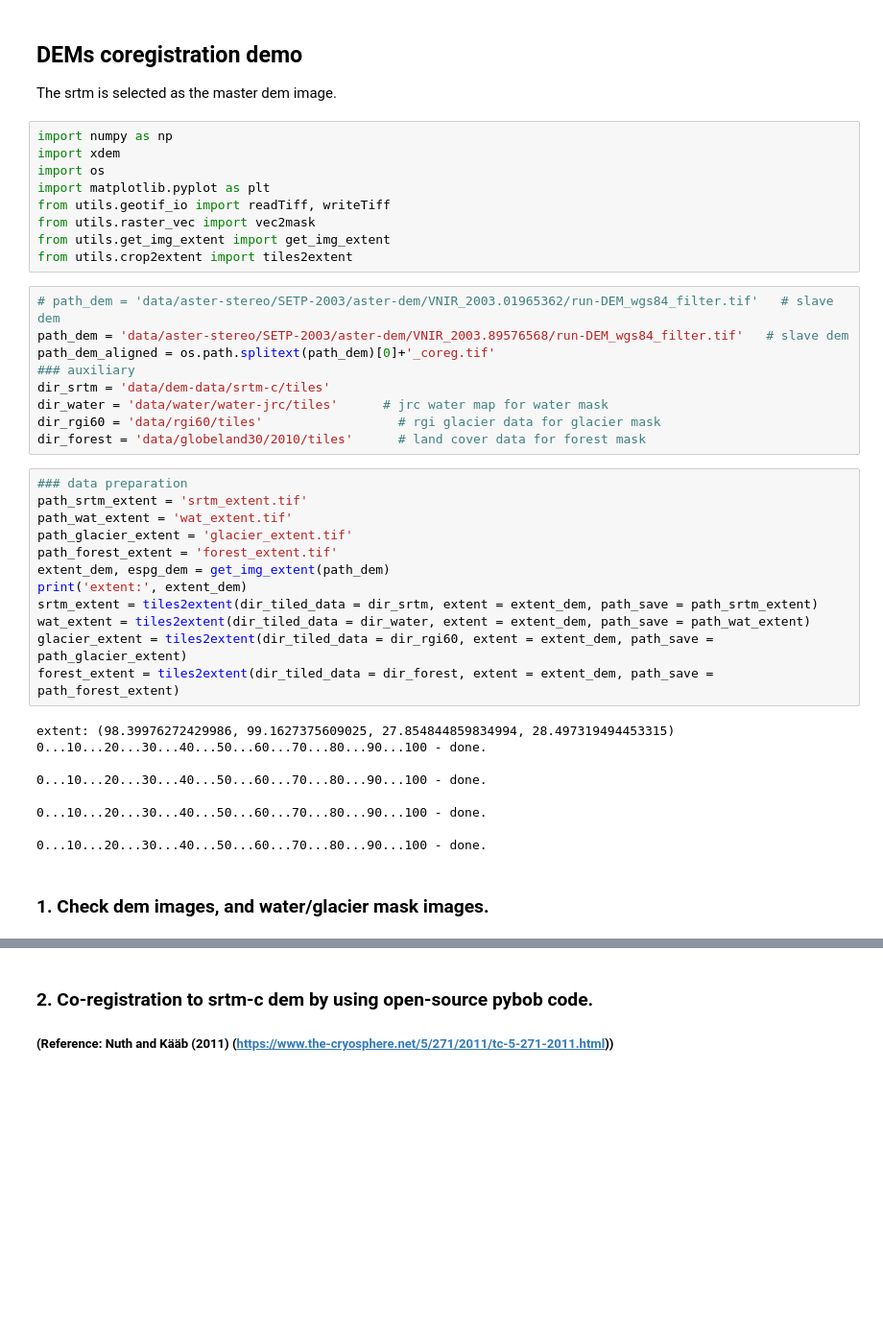
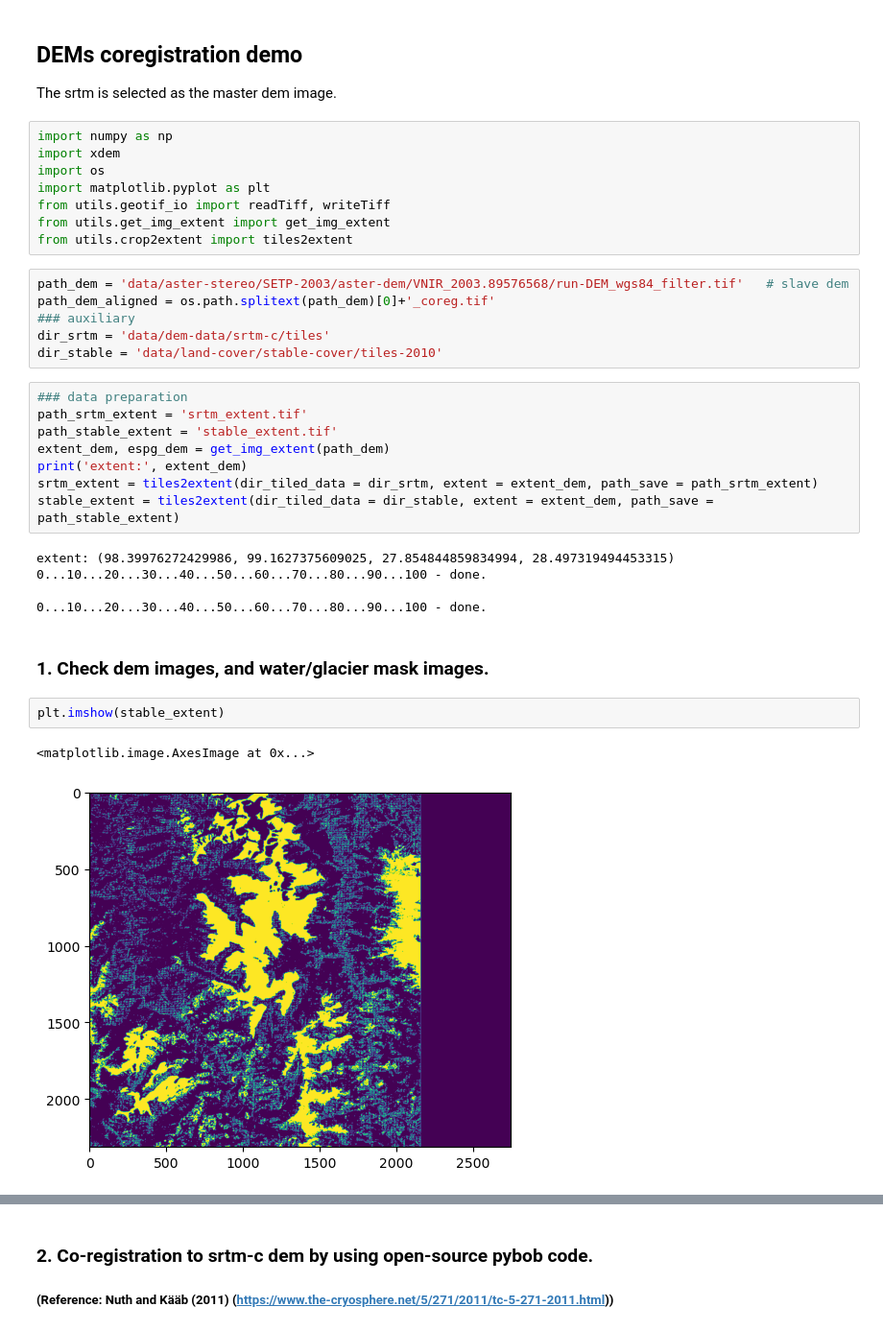
Before and after one commit to xinluo2018/Glacier-in-SETP, a Jupyter notebook: notebooks/dems_coreg_demo.ipynb, the cells around one changed output, grey strips where cells are left out. Shown at 96% size. Saved outputs shown, nothing was run; the diff lists cells and outputs as text; blank space fills up the shorter version.

```diff
--- a/notebooks/dems_coreg_demo.ipynb
+++ b/notebooks/dems_coreg_demo.ipynb
@@ -7,41 +7,34 @@ import xdem
 import os
 import matplotlib.pyplot as plt
 from utils.geotif_io import readTiff, writeTiff
-from utils.raster_vec import vec2mask
 from utils.get_img_extent import get_img_extent
 from utils.crop2extent import tiles2extent
 # %%
-# path_dem = 'data/aster-stereo/SETP-2003/aster-dem/VNIR_2003.01965362/run-DEM_wgs84_filter.tif'   # slave dem
 path_dem = 'data/aster-stereo/SETP-2003/aster-dem/VNIR_2003.89576568/run-DEM_wgs84_filter.tif'   # slave dem
 path_dem_aligned = os.path.splitext(path_dem)[0]+'_coreg.tif'
 ### auxiliary
 dir_srtm = 'data/dem-data/srtm-c/tiles'
-dir_water = 'data/water/water-jrc/tiles'      # jrc water map for water mask
-dir_rgi60 = 'data/rgi60/tiles'                  # rgi glacier data for glacier mask
-dir_forest = 'data/globeland30/2010/tiles'      # land cover data for forest mask
+dir_stable = 'data/land-cover/stable-cover/tiles-2010'
 # %%
 ### data preparation
 path_srtm_extent = 'srtm_extent.tif'
-path_wat_extent = 'wat_extent.tif'
-path_glacier_extent = 'glacier_extent.tif'
-path_forest_extent = 'forest_extent.tif'
+path_stable_extent = 'stable_extent.tif'
 extent_dem, espg_dem = get_img_extent(path_dem)
 print('extent:', extent_dem)
 srtm_extent = tiles2extent(dir_tiled_data = dir_srtm, extent = extent_dem, path_save = path_srtm_extent)
-wat_extent = tiles2extent(dir_tiled_data = dir_water, extent = extent_dem, path_save = path_wat_extent)
-glacier_extent = tiles2extent(dir_tiled_data = dir_rgi60, extent = extent_dem, path_save = path_glacier_extent)
-forest_extent = tiles2extent(dir_tiled_data = dir_forest, extent = extent_dem, path_save = path_forest_extent)
+stable_extent = tiles2extent(dir_tiled_data = dir_stable, extent = extent_dem, path_save = path_stable_extent)
 # %% [output]
 extent: (98.39976272429986, 99.1627375609025, 27.854844859834994, 28.497319494453315)
 0...10...20...30...40...50...60...70...80...90...100 - done.
 
 0...10...20...30...40...50...60...70...80...90...100 - done.
-
-0...10...20...30...40...50...60...70...80...90...100 - done.
-
-0...10...20...30...40...50...60...70...80...90...100 - done.
 # %% [markdown]
 ### 1. Check dem images, and water/glacier mask images.
+# %%
+plt.imshow(stable_extent)
+# %% [output]
+<matplotlib.image.AxesImage at 0x...>
+[figure, added]
 # %%
 srtm, srtm_info = readTiff(path_srtm_extent)    # master dem
 
```
Also changed, not shown: parts of 5 cells of this notebook, 13 other files.
